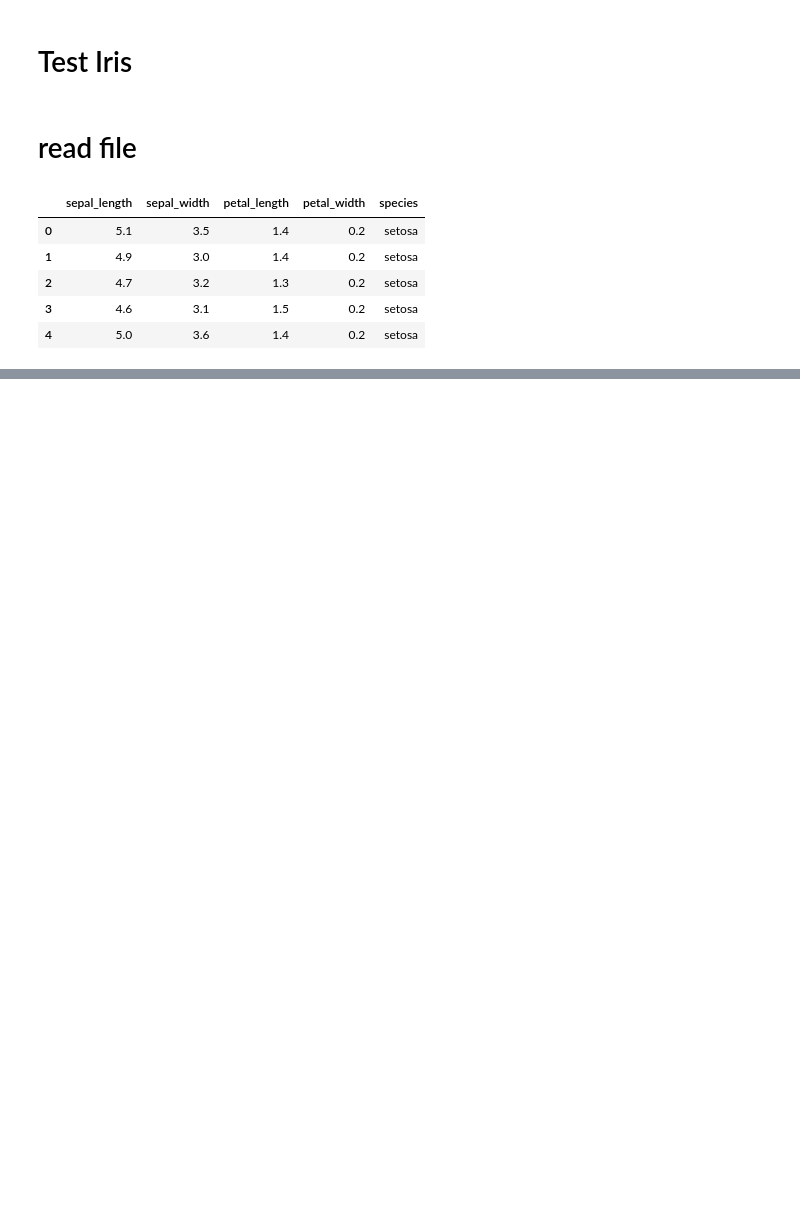
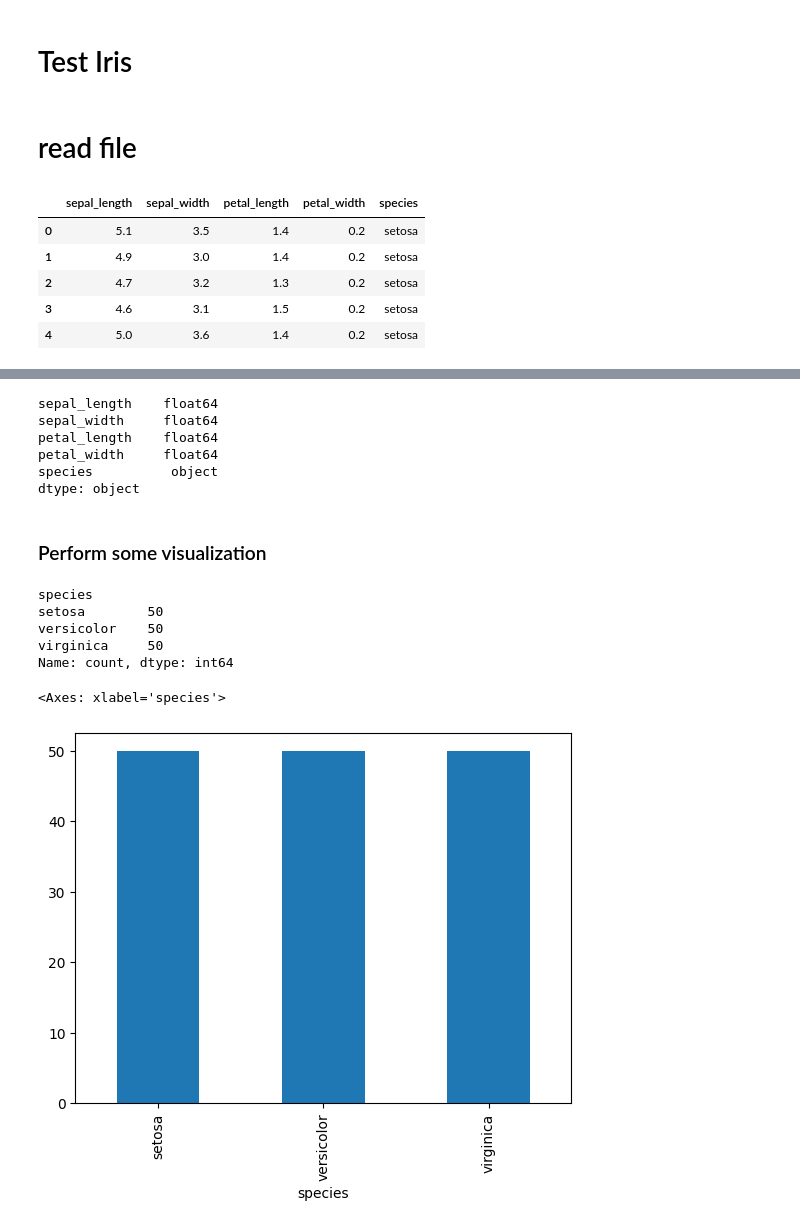
Before and after one commit to nikitagund17/ETLHive, a Jupyter notebook: test.ipynb, the cells around one changed output, grey strips where cells are left out. Cells and saved outputs as stored; diff of their text form; code cells hidden in the pictures; blank space fills up the shorter version.

```diff
--- a/test.ipynb
+++ b/test.ipynb
@@ -18,0 +44,24 @@ df.head()
+# %%
+df.dtypes
+# %% [output]
+sepal_length    float64
+sepal_width     float64
+petal_length    float64
+petal_width     float64
+species          object
+dtype: object
+# %% [markdown]
+### Perform some visualization
+# %%
+df['species'].value_counts()
+# %% [output]
+species
+setosa        50
+versicolor    50
+virginica     50
+Name: count, dtype: int64
+# %%
+df['species'].value_counts().plot(kind='bar')
+# %% [output]
+<Axes: xlabel='species'>
+[figure, added]
```
Also changed, not shown: parts of 5 cells of this notebook.
